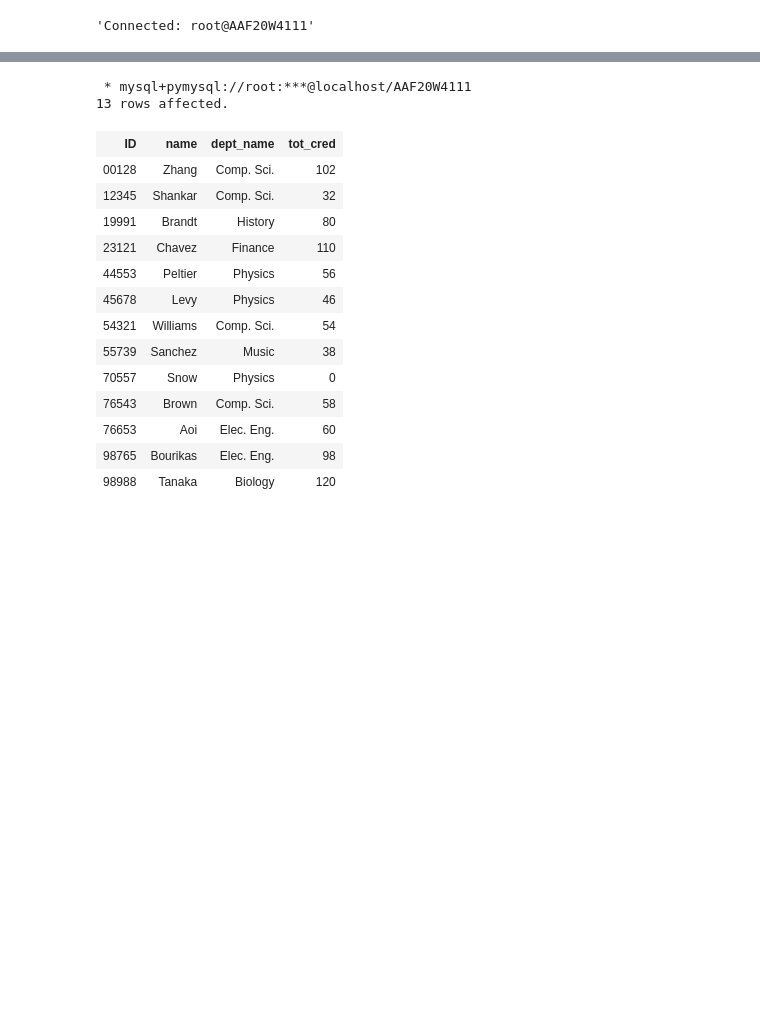
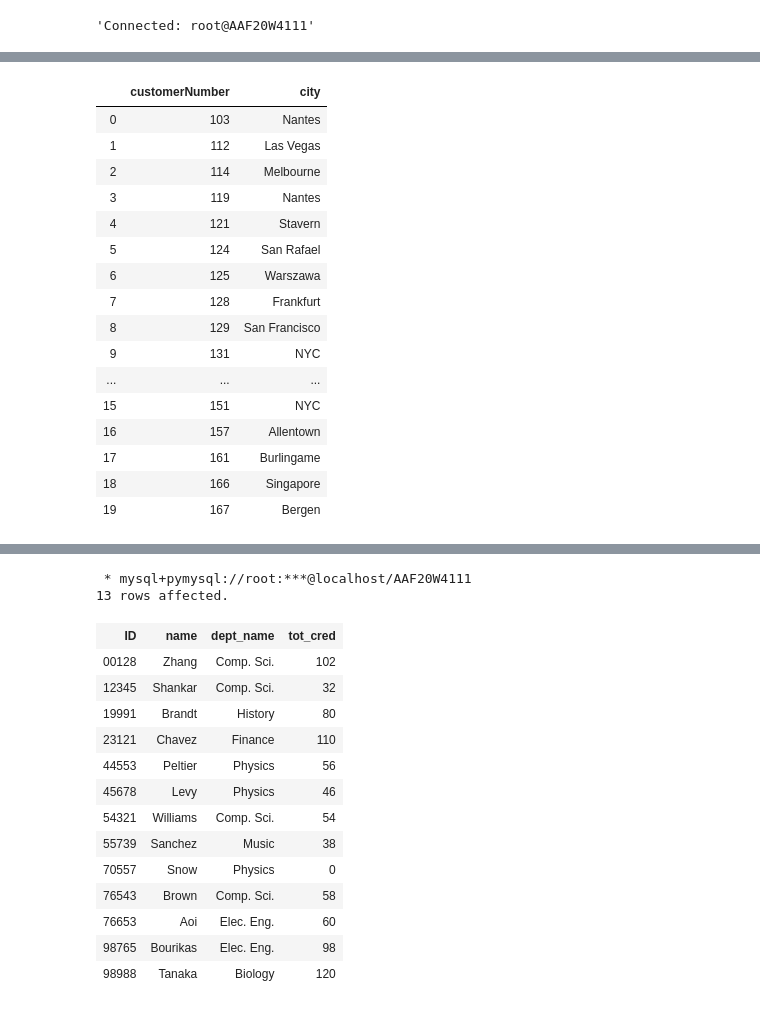
Before and after one commit to donald-f-ferguson/IntroductionToDatabases_F20, a Jupyter notebook: Lectures/Lecture_2/w4111-F2020-Lecture_2.ipynb, the cells around one changed output, grey strips where cells are left out. Drawn from its saved outputs; the diff is of its cells as text; code cells hidden in the pictures; blank space fills up the shorter version.

```diff
--- a/Lectures/Lecture_2/w4111-F2020-Lecture_2.ipynb
+++ b/Lectures/Lecture_2/w4111-F2020-Lecture_2.ipynb
@@ -212,0 +215,13 @@ the following questions:
+# %%
+conn = pymysql.connect(
+    host="localhost",
+    cursorclass=pymysql.cursors.DictCursor,
+    user="dbuser",
+    password="dbuserdbuser"
+)
+# %%
+cur = conn.cursor()
+res = cur.execute("select * from classicmodelsnew.customers limit 20")
+print("res = ", res)
+dat = cur.fetchall()
+print("Data = ", dat)
@@ -224,0 +263,22 @@ import pymysql
+# %%
+import pandas
+df = pandas.DataFrame(dat)
+df[['customerNumber', 'city']]
+# %% [output]
+|  | customerNumber | city |
+| 0 | 103 | Nantes |
+| 1 | 112 | Las Vegas |
+| 2 | 114 | Melbourne |
+| 3 | 119 | Nantes |
+| 4 | 121 | Stavern |
+| 5 | 124 | San Rafael |
+| 6 | 125 | Warszawa |
+| 7 | 128 | Frankfurt |
+| 8 | 129 | San Francisco |
+| 9 | 131 | NYC |
+| ... | ... | ... |
+| 15 | 151 | NYC |
+| 16 | 157 | Allentown |
+| 17 | 161 | Burlingame |
+| 18 | 166 | Singapore |
+| 19 | 167 | Bergen |
```
Also changed, not shown: parts of 9 cells of this notebook, 5 other files.
